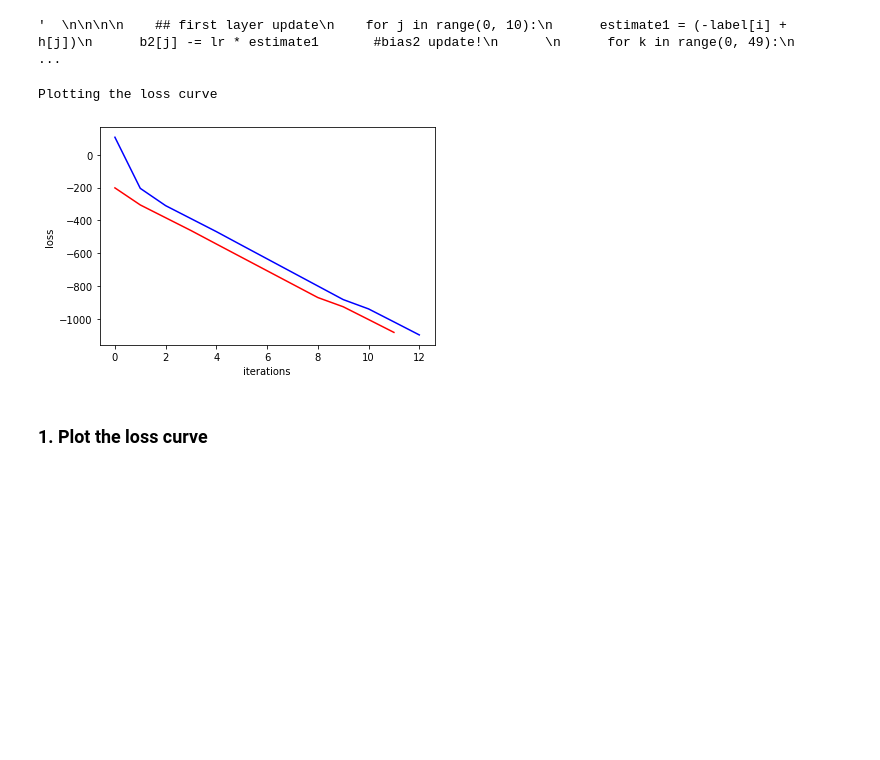
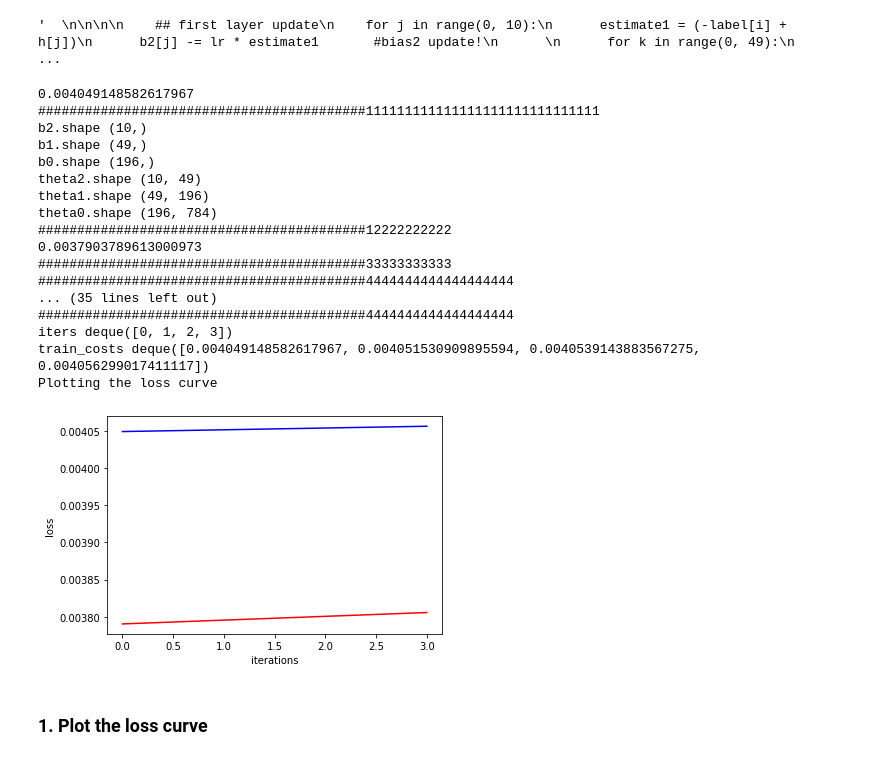
Before and after one commit to BupyeongHealer/class-MachineLearning, a Jupyter notebook: 9.Multi-label classification using Neural Networks.ipynb, the cells around one changed output. Saved outputs shown, nothing was run; the diff lists cells and outputs as text; code cells hidden in the pictures; blank space fills up the shorter version.

```diff
--- a/9.Multi-label classification using Neural Networks.ipynb
+++ b/9.Multi-label classification using Neural Networks.ipynb
@@ -288,3 +337,19 @@ def accuracy_check(predict_index, image, )
+# %%
+def checkIncorrect(image, label, theta0, theta1, theta2, b0, b1, b2):
+  length = len(label)
+  count = 0
+  labels = []
+  predicts = []
+  for i in range(0, length):
+    if count == 10:
+      break
+    else:
+      y, z, h = neuralNet(image[:,i], theta0, theta1, theta2, b0, b1, b2)
+      if label[i] != np.argmax(h):
+        labels.append(i)  #index를 labels 리스트에 추가
+        count += 1
+        predicts.append(np.argmax(h))
+  return labels, predicts
 # %%
 def main():
   mu = 0
@@ -292,44 +357,78 @@ def main():
 
   theta_0 = np.random.normal(mu, sigma, size=(196,784))   #size = 196x784
   theta_1 = np.random.normal(mu, sigma, size=(49,196))    #size = 49x196
   theta_2 = np.random.normal(mu, sigma, size=(10,49))     #size = 10x49
 
   b_0 = np.random.normal(mu, sigma, 196)                  #size = 196x1
   b_1 = np.random.normal(mu, sigma, 49)                   #size = 49x1
   b_2 = np.random.normal(mu, sigma, 10)                   #size = 10x1
 
-  lr = 0.03                                                #learning rate
+  lr = 0.00003                                                #learning rate
 
   #training step
-  for iter in range(0, 30):
+  for iter in range(0, 4):
+    iters.append(iter)
     train_cost = objectiveFunction(train_image, train_label, theta_0, theta_1, theta_2, b_0, b_1, b_2)  #print(cost)
+    print("##########################################111111111111111111111111111111")
     train_costs.append(train_cost)
     b_2, theta_2, b_1, theta_1, b_0, theta_0 = gradientDescent(train_image, train_label, theta_0, theta_1, theta_2, b_0, b_1, b_2, lr)
+
+    #############train accuracy 하자!############
+    train_accuracy = checkAccuracy(train_image, train_label, theta_0, theta_1, theta_2, b_0, b_1, b_2)
+    train_accuracys.append(train_accuracy)
+    print("##########################################12222222222")
+
     test_cost = objectiveFunction(test_image, test_label, theta_0, theta_1, theta_2, b_0, b_1, b_2)
+    print("##########################################33333333333")
     test_costs.append(test_cost)
-    iters.append(iter)
+    #############test accuracy
+    test_accuracy = checkAccuracy(test_image, test_label, theta_0, theta_1, theta_2, b_0, b_1, b_2)
+    test_accuracys.append(test_accuracy)
 
-    train_y, train_z, train_h = neuralNet(train_image, theta_0, theta_1, theta_2, b_0, b_1, b_2)
-    train_index = np.argmax(train_h)
-    if train_index ==
-    #print(theta_1)
-    #print(theta_2)
-    #print(b_0)
-    #print(theta_0)
+    #train_y, train_z, train_h = neuralNet(train_image, theta_0, theta_1, theta_2, b_0, b_1, b_2) #image 문제
+    print("##########################################4444444444444444444")
 
+
+  ######correct label 가져오자!
+  #correct_labels = checkCorrect(test_image, test_label, theta_0, theta_1, theta_2, b_0, b_1, b_2)  #data의 index만 헐당!
+  correct_label = checkCorrect(test_image, test_label, theta_0, theta_1, theta_2, b_0, b_1, b_2)
+  correct_labels.append(correct_label)
+  #incorrect_labels = checkIncorrect(test_image, test_label, theta_0, theta_1, theta_2, b_0, b_1, b_2)
+  incorrect_label, predict = checkIncorrect(test_image, test_label, theta_0, theta_1, theta_2, b_0, b_1, b_2)
+  incorrect_labels.append(incorrect_label)
+  incorrect_predicts.append(predict)
+
+  print("iters",iters)
+  print("train_costs",train_costs)
   print("Plotting the loss curve")
   fig = plt.figure()
   graph1 = plt.plot(iters, train_costs, 'b')
   graph2 = plt.plot(iters, test_costs, 'r')
   plt.xlabel('iterations')
   plt.ylabel('loss')
   plt.show()
 
 if __name__ == "__main__":
   main()
 # %% [output]
+0.004049148582617967
+##########################################111111111111111111111111111111
+b2.shape (10,)
+b1.shape (49,)
+b0.shape (196,)
+theta2.shape (10, 49)
+theta1.shape (49, 196)
+theta0.shape (196, 784)
+##########################################12222222222
+0.0037903789613000973
+##########################################33333333333
+##########################################4444444444444444444
+... (35 lines left out)
+##########################################4444444444444444444
+iters deque([0, 1, 2, 3])
+train_costs deque([0.004049148582617967, 0.004051530909895594, 0.0040539143883567275, 0.004056299017411117])
 Plotting the loss curve
-[figure, old version]
+[figure, new version]
 # %% [markdown]
 ### **1. Plot the loss curve**
 # %%
```
Also changed, not shown: parts of 13 cells of this notebook.
